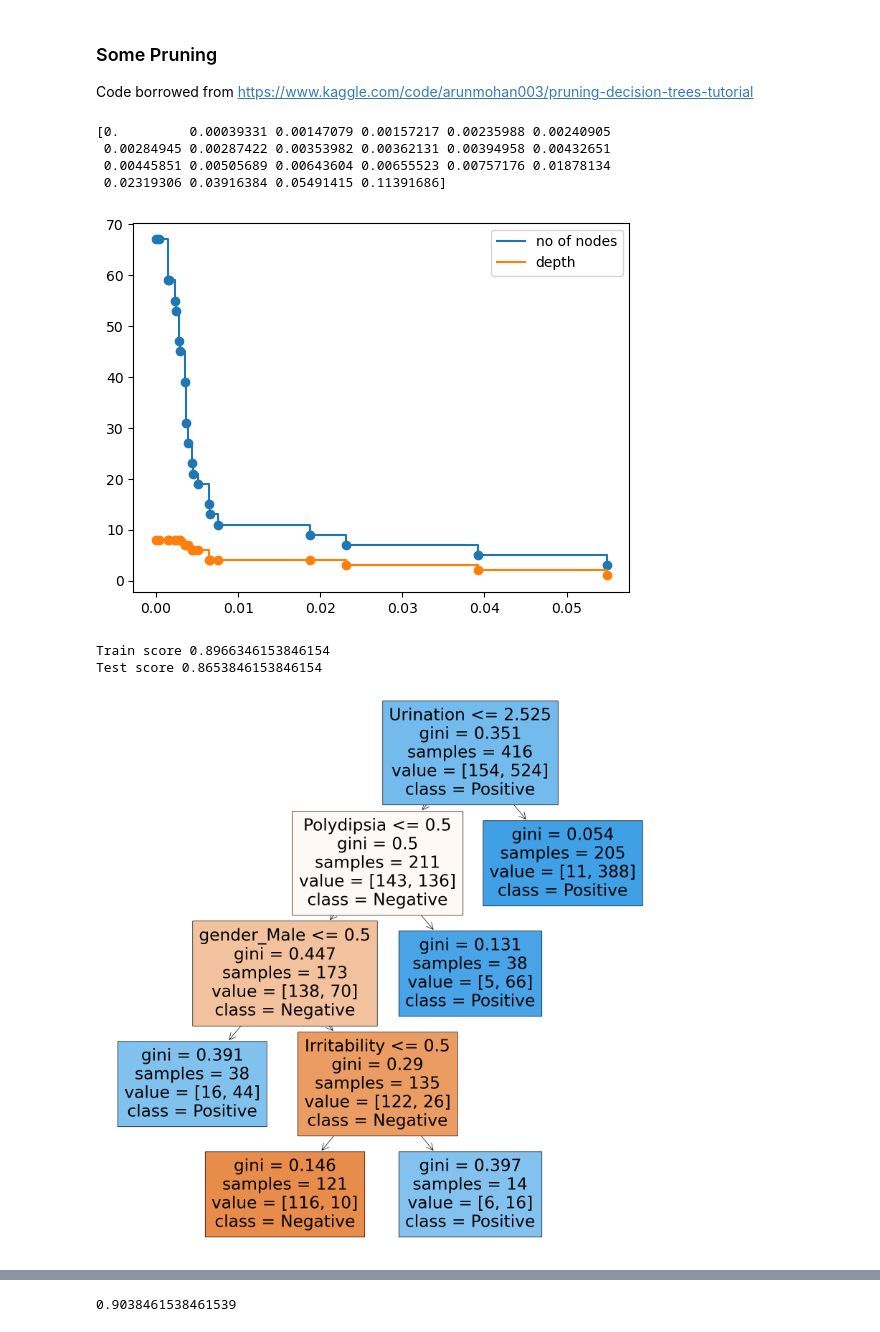
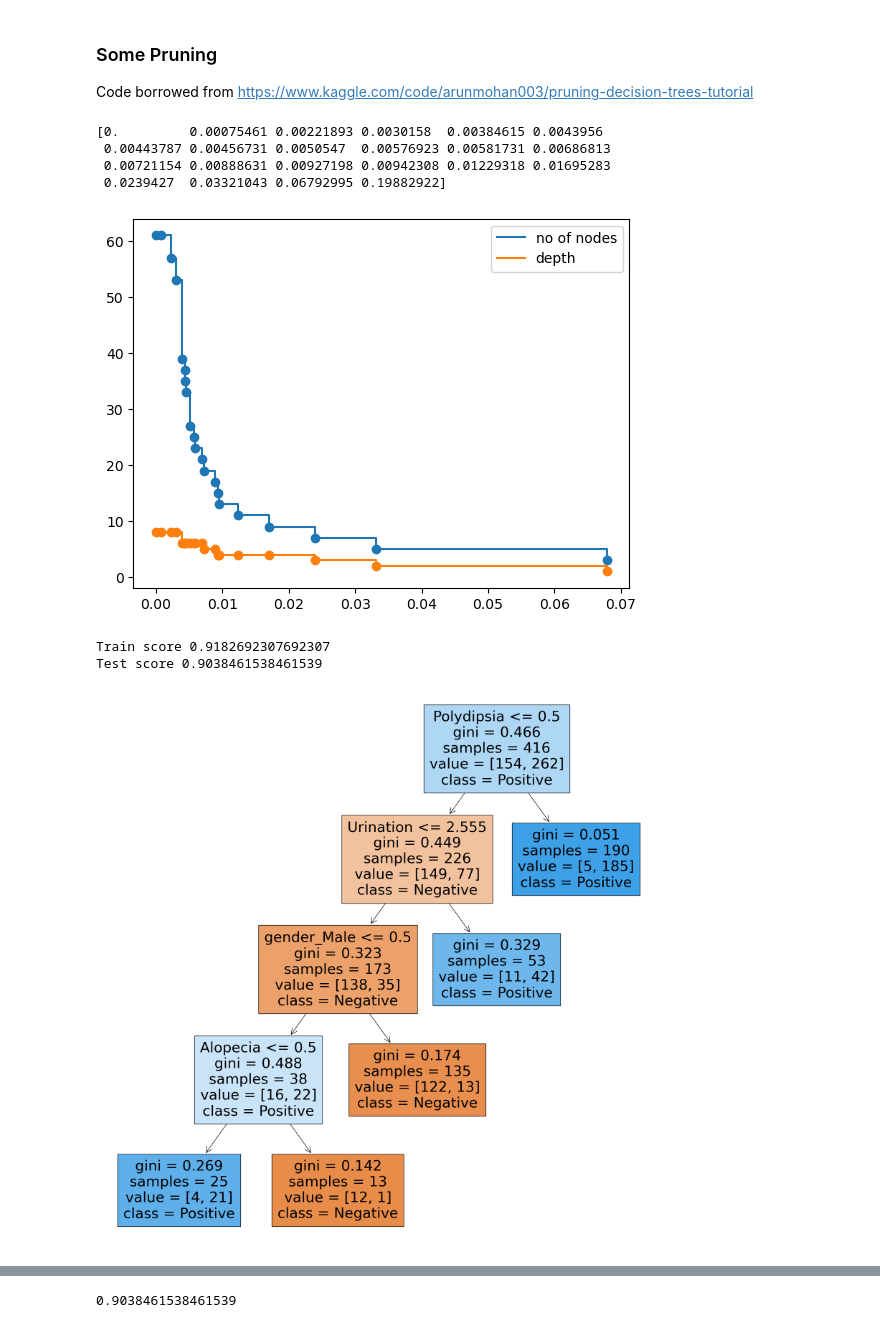
Before and after one commit to Even-tr/IN-STK5000-9000-Project-1, a Jupyter notebook: NotebookV2.ipynb, the cells around one changed output, grey strips where cells are left out. Drawn from its saved outputs; the diff is of its cells as text; code cells hidden in the pictures.

```diff
--- a/NotebookV2.ipynb
+++ b/NotebookV2.ipynb
@@ -458,3 +446,8 @@ gender_Female uint8
+# %%
+from sklearn.naive_bayes import GaussianNB
+gnb = GaussianNB()
+gnb.fit(X_train, y_train)
+pass
 # %%
 from sklearn.feature_selection import SelectKBest, chi2
 skb =  SelectKBest(chi2, k=15)
@@ -524,7 +495,7 @@ with a typical amount of urination.
 weight = {0: 1,
           1:2}
 
-use_weights = True
+use_weights = False
 
 for d in depths:
     clf_cv = tree.DecisionTreeClassifier(max_depth=d, class_weight=weight if use_weights else None)
@@ -537,5 +508,5 @@ print(scores.values())
 plt.plot(scores.keys(), scores.values())
 
 clf = tree.DecisionTreeClassifier(max_depth=7, class_weight=weight if use_weights else None)
-clf = clf.fit(X_train, y_train)
+clf_full_tree = clf.fit(X_train, y_train)
 # %% [output]
@@ -604,7 +581,7 @@ X_test_plot['error'] = y_test > y_test_pred
 
 Code borrowed from https://www.kaggle.com/code/arunmohan003/pruning-decision-trees-tutorial
 # %%
-path = clf.cost_complexity_pruning_path(X_train, y_train)
+path = clf_full_tree.cost_complexity_pruning_path(X_train, y_train)
 ccp_alphas, impurities = path.ccp_alphas, path.impurities
 print(ccp_alphas)
 # For each alpha we will append our model to a list
@@ -614,10 +591,10 @@ for ccp_alpha in ccp_alphas:
     clf_tmp.fit(X_train, y_train)
     clfs.append(clf_tmp)
 # %% [output]
-[0.         0.00039331 0.00147079 0.00157217 0.00235988 0.00240905
- 0.00284945 0.00287422 0.00353982 0.00362131 0.00394958 0.00432651
- 0.00445851 0.00505689 0.00643604 0.00655523 0.00757176 0.01878134
- 0.02319306 0.03916384 0.05491415 0.11391686]
+[0.         0.00075461 0.00221893 0.0030158  0.00384615 0.0043956
+ 0.00443787 0.00456731 0.0050547  0.00576923 0.00581731 0.00686813
+ 0.00721154 0.00888631 0.00927198 0.00942308 0.01229318 0.01695283
+ 0.0239427  0.03321043 0.06792995 0.19882922]
 # %%
 clfs = clfs[:-1]
 ccp_alphas = ccp_alphas[:-1]
@@ -630,7 +607,7 @@ plt.plot(ccp_alphas,depth,label='depth',drawstyle="steps-post")
 plt.legend()
 plt.show()
 # %% [output]
-[figure, old version]
+[figure, new version]
 # %%
 from sklearn.metrics import accuracy_score,confusion_matrix
 # helper function
@@ -644,20 +621,20 @@ def plot_confusionmatrix(y_train_pred,y_train,dom):
 # %%
 alpha = 0.02
 classes = ['Negative', 'Positive']
-clf_ = tree.DecisionTreeClassifier(random_state=0,ccp_alpha=alpha,class_weight=weight if use_weights else None)
-clf_.fit(X_train,y_train)
-y_train_pred = clf_.predict(X_train)
-y_test_pred = clf_.predict(X_test)
+clf_pruned_tree = tree.DecisionTreeClassifier(random_state=0,ccp_alpha=alpha,class_weight=weight if use_weights else None)
+clf_pruned_tree.fit(X_train,y_train)
+y_train_pred = clf_pruned_tree.predict(X_train)
+y_test_pred = clf_pruned_tree.predict(X_test)
 
 print(f'Train score {accuracy_score(y_train_pred,y_train)}')
 print(f'Test score {accuracy_score(y_test_pred,y_test)}')
 # %% [output]
-Train score 0.8966346153846154
-Test score 0.8653846153846154
+Train score 0.9182692307692307
+Test score 0.9038461538461539
 # %%
 plt.figure(figsize=(20,20))
 features = selected_features
-tree.plot_tree(clf_,feature_names=features,class_names=classes,filled=True)
+tree.plot_tree(clf_pruned_tree,feature_names=features,class_names=classes,filled=True)
 plt.show()
 # %% [output]
-[figure, old version]
+[figure, new version]
```
Also changed, not shown: parts of 16 cells of this notebook, 1 other file.
